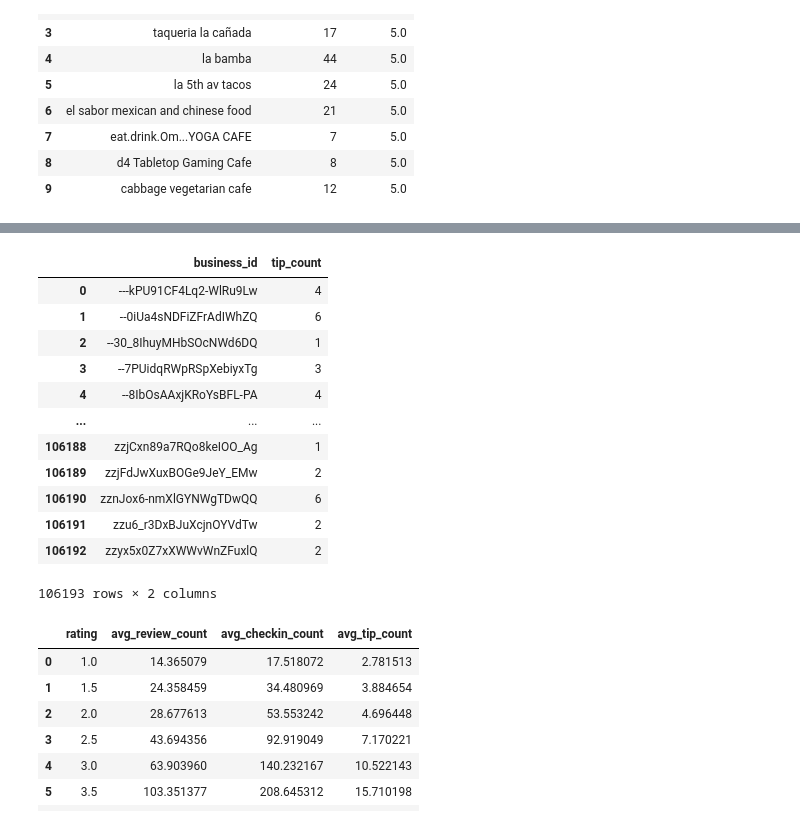
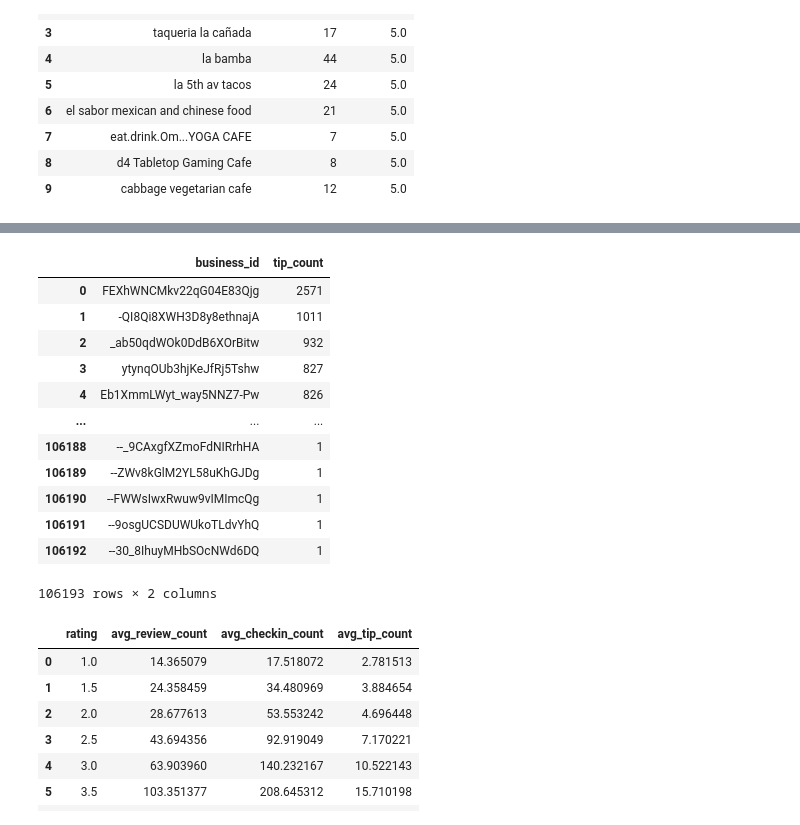
Before and after one commit to Mayank4103/Yelp_project, a Jupyter notebook: Analysis.ipynb, the cells around one changed output, grey strips where cells are left out. Cells and saved outputs as stored; diff of their text form; code cells hidden in the pictures.

```diff
--- a/Analysis.ipynb
+++ b/Analysis.ipynb
@@ -309,26 +298,27 @@ NameError: name 'connect' is not defined
 # %%
 # tip_count
 
 pd.read_sql_query("""
 SELECT
     business_id, count(*) as tip_count
 From
     Tip
 GROUP BY business_id
+order by tip_count desc
 """,connect)
 # %% [output]
 |  | business_id | tip_count |
-| 0 | ---kPU91CF4Lq2-WlRu9Lw | 4 |
-| 1 | --0iUa4sNDFiZFrAdIWhZQ | 6 |
-| 2 | --30_8IhuyMHbSOcNWd6DQ | 1 |
-| 3 | --7PUidqRWpRSpXebiyxTg | 3 |
-| 4 | --8IbOsAAxjKRoYsBFL-PA | 4 |
+| 0 | FEXhWNCMkv22qG04E83Qjg | 2571 |
+| 1 | -QI8Qi8XWH3D8y8ethnajA | 1011 |
+| 2 | _ab50qdWOk0DdB6XOrBitw | 932 |
+| 3 | ytynqOUb3hjKeJfRj5Tshw | 827 |
+| 4 | Eb1XmmLWyt_way5NNZ7-Pw | 826 |
 | ... | ... | ... |
-| 106188 | zzjCxn89a7RQo8keIOO_Ag | 1 |
-| 106189 | zzjFdJwXuxBOGe9JeY_EMw | 2 |
-| 106190 | zznJox6-nmXlGYNWgTDwQQ | 6 |
-| 106191 | zzu6_r3DxBJuXcjnOYVdTw | 2 |
-| 106192 | zzyx5x0Z7xXWWvWnZFuxlQ | 2 |
+| 106188 | --_9CAxgfXZmoFdNIRrhHA | 1 |
+| 106189 | --ZWv8kGlM2YL58uKhGJDg | 1 |
+| 106190 | --FWWsIwxRwuw9vIMImcQg | 1 |
+| 106191 | --9osgUCSDUWUkoTLdvYhQ | 1 |
+| 106192 | --30_8IhuyMHbSOcNWd6DQ | 1 |
 106193 rows × 2 columns
 # %%
 review_df = pd.read_sql_query(f"""
```
Also changed, not shown: parts of 9 cells of this notebook.
